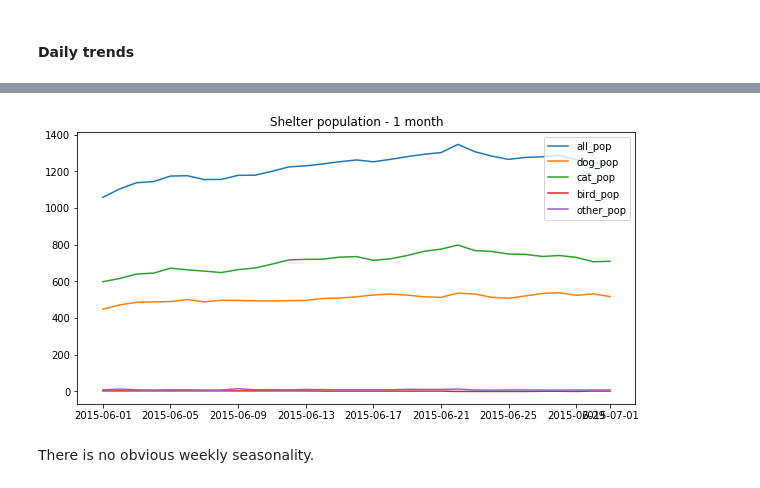
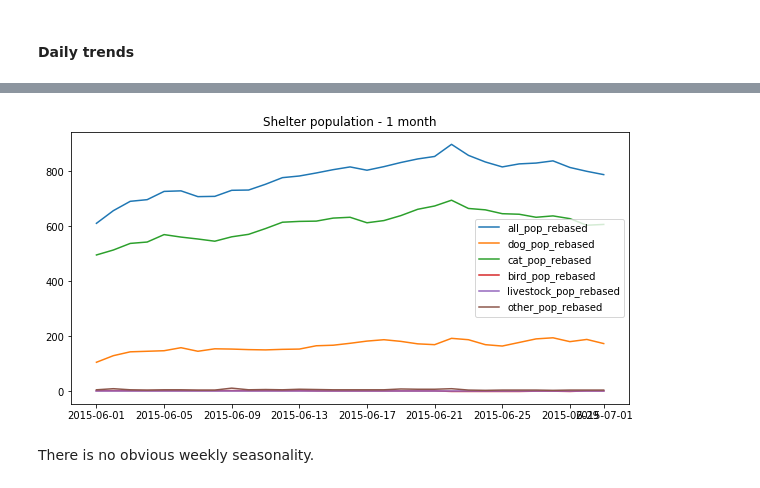
Before and after one commit to SmellsLikeCake/austin-animal-shelter, a Jupyter notebook: Austin-animal-shelter-write-up.ipynb, the cells around one changed output, grey strips where cells are left out. Drawn from its saved outputs; the diff is of its cells as text; code cells hidden in the pictures.

```diff
--- a/Austin-animal-shelter-write-up.ipynb
+++ b/Austin-animal-shelter-write-up.ipynb
@@ -336,8 +345,8 @@ time_period = pd.date_range(pd.to_datetime('2013-10-01'), pd.to_datetime('2018-0
 pop = pd.DataFrame()
 pop['date'] = time_period
 # %%
-aac['date_in'] = pd.to_datetime(aac['intake_datetime']).apply(lambda x: x.date())
-aac['date_out'] = pd.to_datetime(aac['outcome_datetime']).apply(lambda x: x.date())
+intake['date_in'] = pd.to_datetime(intake['DateTime']).apply(lambda x: x.date())
+outtake['date_out'] = pd.to_datetime(outtake['DateTime']).apply(lambda x: x.date())
 # %%
 pop_dict = dict()
 
@@ -345,8 +354,8 @@ for animal in animal_types:
     animal_in = []
     animal_out = []
     for date in time_period:
-        animal_in.append(sum(date.date() == aac.loc[aac['animal_type'] == animal, 'date_in']))
-        animal_out.append(sum(date.date() == aac.loc[aac['animal_type'] == animal, 'date_out']))
+        animal_in.append(sum(date.date() == intake.loc[intake['Animal Type'] == animal, 'date_in']))
+        animal_out.append(sum(date.date() == outtake.loc[outtake['Animal Type'] == animal, 'date_out']))
     pop_dict[str(animal)+'_in'] = animal_in
     pop_dict[str(animal)+'_out'] = animal_out
 # %%
@@ -376,0 +389,7 @@ pop.head()
+# %%
+pop.columns = ['date', 'dog_in', 'dog_out', 'dog_change', 'dog_pop',
+               'cat_in', 'cat_out', 'cat_change', 'cat_pop',
+               'other_in', 'other_out', 'other_change', 'other_pop',
+               'bird_in', 'bird_out', 'bird_change', 'bird_pop',
+               'livestock_in', 'livestock_out', 'livestock_change', 'livestock_pop',
+               'all_change', 'all_in', 'all_out', 'all_pop']
@@ -392,0 +445,7 @@ The shelter population is clearly driven by the changes in the cat population. T
+# %%
+pop['dog_pop_rebased'] = pop['dog_pop'] + 126
+pop['cat_pop_rebased'] = pop['cat_pop'] + 361
+pop['other_pop_rebased'] = pop['other_pop'] + 4
+pop['bird_pop_rebased'] = pop['bird_pop'] + 0
+pop['livestock_pop_rebased'] = pop['livestock_pop'] + 1
+pop['all_pop_rebased'] = pop['all_pop'] + (126+361+4+0+1)
@@ -393,16 +467,17 @@ The shelter population is clearly driven by the changes in the cat population. T
 # %%
 fig = plt.figure(figsize = (10, 5))
 
-plt.plot('date', 'all_pop', data=pop.loc[pop['date'].isin(pd.date_range('2015-06-01', '2015-07-01')), ])
-plt.plot('date', 'dog_pop', data=pop.loc[pop['date'].isin(pd.date_range('2015-06-01', '2015-07-01')), ])
-plt.plot('date', 'cat_pop', data=pop.loc[pop['date'].isin(pd.date_range('2015-06-01', '2015-07-01')), ])
-plt.plot('date', 'bird_pop', data=pop.loc[pop['date'].isin(pd.date_range('2015-06-01', '2015-07-01')), ])
-plt.plot('date', 'other_pop', data=pop.loc[pop['date'].isin(pd.date_range('2015-06-01', '2015-07-01')), ])
+plt.plot('date', 'all_pop_rebased', data=pop.loc[pop['date'].isin(pd.date_range('2015-06-01', '2015-07-01')), ])
+plt.plot('date', 'dog_pop_rebased', data=pop.loc[pop['date'].isin(pd.date_range('2015-06-01', '2015-07-01')), ])
+plt.plot('date', 'cat_pop_rebased', data=pop.loc[pop['date'].isin(pd.date_range('2015-06-01', '2015-07-01')), ])
+plt.plot('date', 'bird_pop_rebased', data=pop.loc[pop['date'].isin(pd.date_range('2015-06-01', '2015-07-01')), ])
+plt.plot('date', 'livestock_pop_rebased', data=pop.loc[pop['date'].isin(pd.date_range('2015-06-01', '2015-07-01')), ])
+plt.plot('date', 'other_pop_rebased', data=pop.loc[pop['date'].isin(pd.date_range('2015-06-01', '2015-07-01')), ])
 
 plt.title('Shelter population - 1 month')
 plt.legend()
 plt.show()
 # %% [output]
-[figure, old version]
+[figure, new version]
 # %% [markdown]
 There is no obvious weekly seasonality.
```
Also changed, not shown: parts of 92 cells of this notebook.
